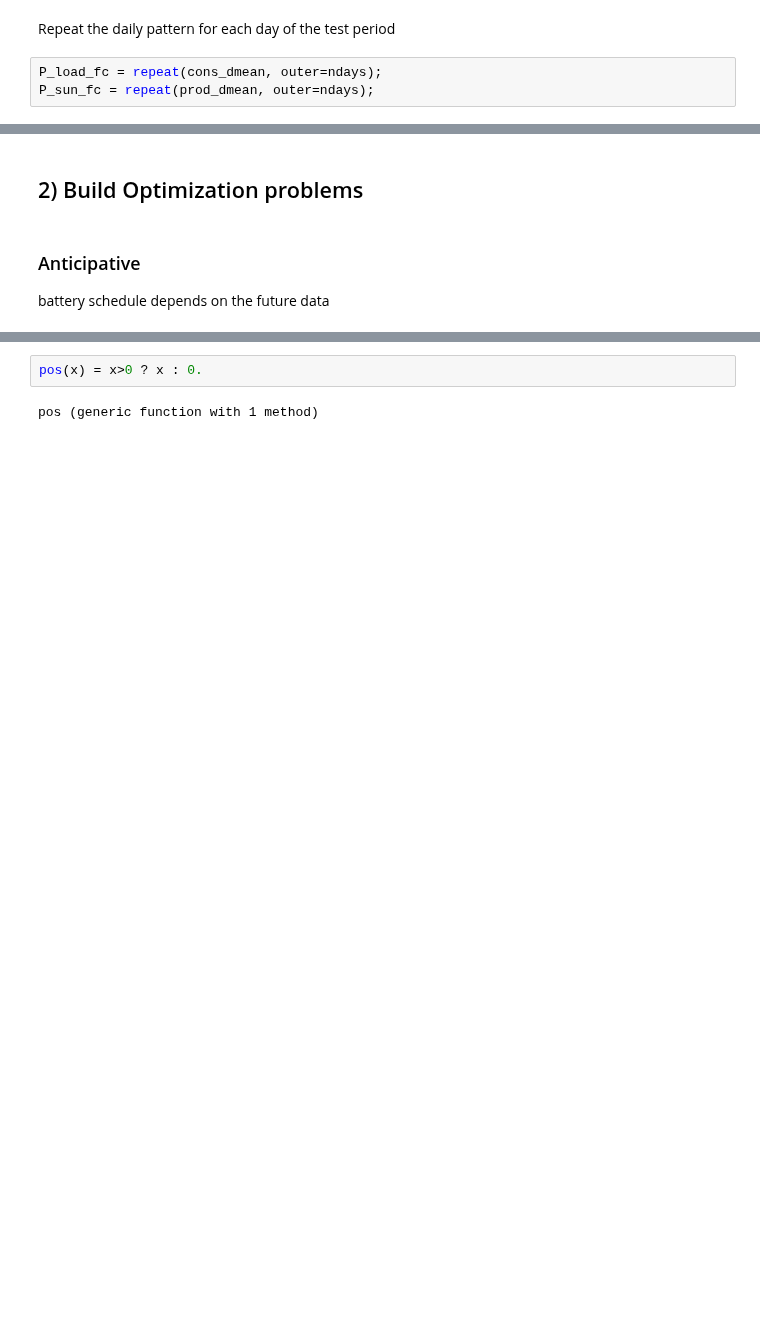
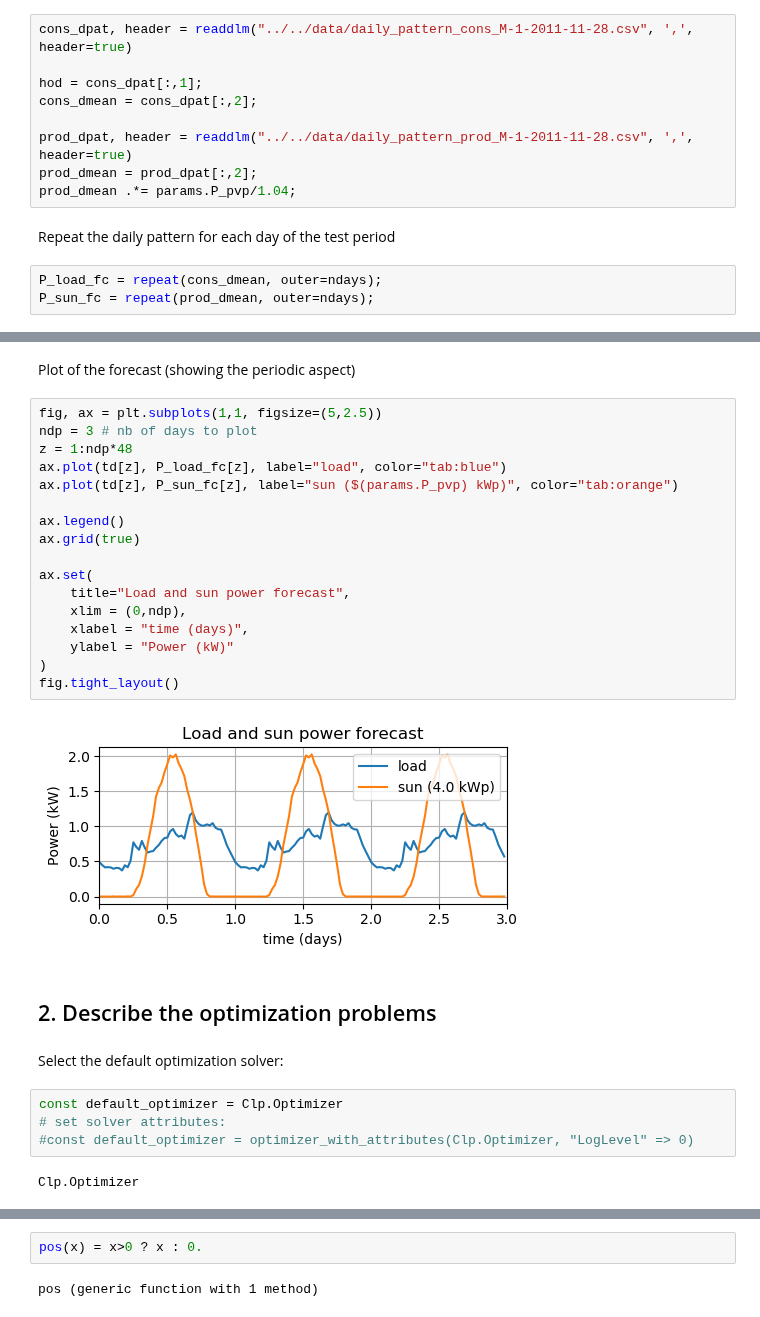
Before and after one commit to pierre-haessig/solarhome-control-bench, a Jupyter notebook: methods/julia_jump_mpc/julia_determinist_opt.ipynb, the cells around one changed output, grey strips where cells are left out. Drawn from its saved outputs; the diff is of its cells as text; blank space fills up the shorter version.

```diff
--- a/methods/julia_jump_mpc/julia_determinist_opt.ipynb
+++ b/methods/julia_jump_mpc/julia_determinist_opt.ipynb
@@ -141,3 +130,12 @@ prod_dmean .*= params["P_pvp"]/1.04;
+# %%
+cons_dpat, header = readdlm("../../data/daily_pattern_cons_M-1-2011-11-28.csv", ',', header=true)
+
+hod = cons_dpat[:,1];
+cons_dmean = cons_dpat[:,2];
+
+prod_dpat, header = readdlm("../../data/daily_pattern_prod_M-1-2011-11-28.csv", ',', header=true)
+prod_dmean = prod_dpat[:,2];
+prod_dmean .*= params.P_pvp/1.04;
 # %% [markdown]
 Repeat the daily pattern for each day of the test period
 # %%
@@ -154,6 +144,31 @@ Plot(...)
+# %% [markdown]
+Plot of the forecast (showing the periodic aspect)
+# %%
+fig, ax = plt.subplots(1,1, figsize=(5,2.5))
+ndp = 3 # nb of days to plot
+z = 1:ndp*48
+ax.plot(td[z], P_load_fc[z], label="load", color="tab:blue")
+ax.plot(td[z], P_sun_fc[z], label="sun ($(params.P_pvp) kWp)", color="tab:orange")
+
+ax.legend()
+ax.grid(true)
+
+ax.set(
+    title="Load and sun power forecast",
+    xlim = (0,ndp),
+    xlabel = "time (days)",
+    ylabel = "Power (kW)"
+)
+fig.tight_layout()
+# %% [output]
+[figure, added]
 # %% [markdown]
-## 2) Build Optimization problems
+## 2. Describe the optimization problems
-# %% [markdown]
-### Anticipative
-
-battery schedule depends on the future data
+# %% [markdown]
+Select the default optimization solver:
+# %%
+const default_optimizer = Clp.Optimizer
+# set solver attributes:
+#const default_optimizer = optimizer_with_attributes(Clp.Optimizer, "LogLevel" => 0)
+# %% [output]
+Clp.Optimizer
```
Also changed, not shown: parts of 85 cells of this notebook, 22 other files.
